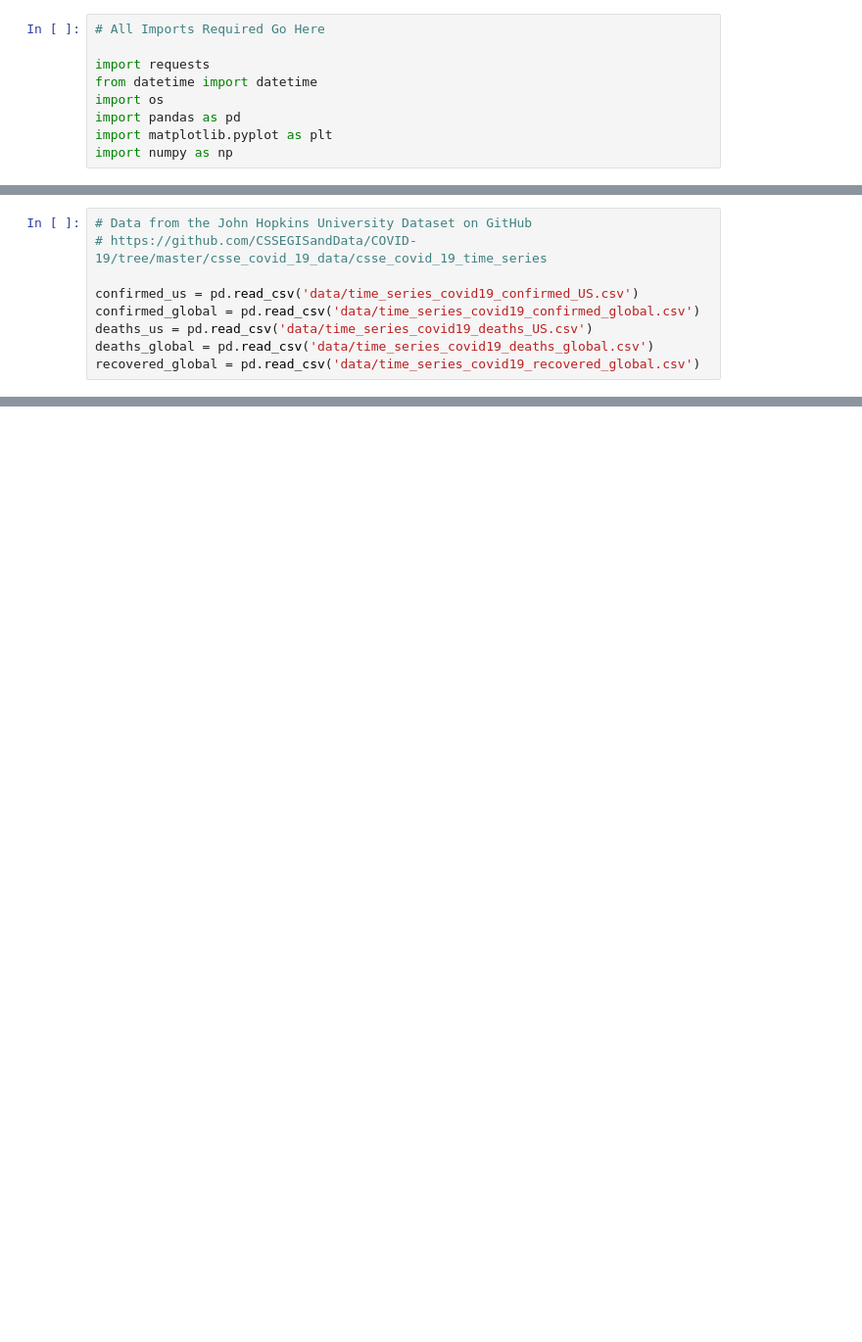
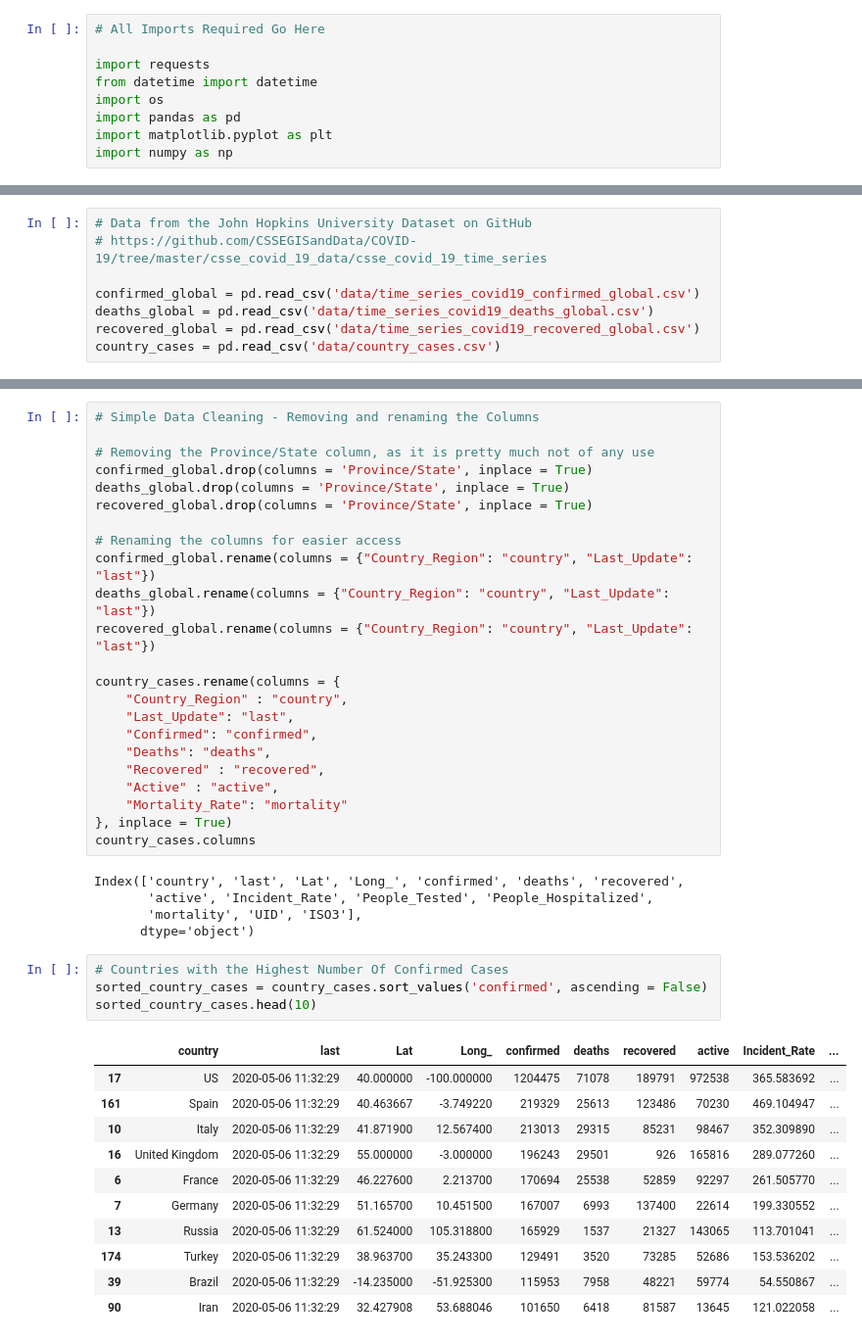
Before and after one commit to anandrajaram21/covidash, a Jupyter notebook: simple_data_exploration.ipynb, the cells around one changed output, grey strips where cells are left out. Shown at 98% size. Cells and saved outputs as stored; diff of their text form; blank space fills up the shorter version.

Commit message:
Finished some primary data analysis

```diff
--- a/simple_data_exploration.ipynb
+++ b/simple_data_exploration.ipynb
@@ -25,8 +28,7 @@ time_series_covid19_recovered_global.csv has been downloaded
 # Data from the John Hopkins University Dataset on GitHub
 # https://github.com/CSSEGISandData/COVID-19/tree/master/csse_covid_19_data/csse_covid_19_time_series
 
-confirmed_us = pd.read_csv('data/time_series_covid19_confirmed_US.csv')
 confirmed_global = pd.read_csv('data/time_series_covid19_confirmed_global.csv')
-deaths_us = pd.read_csv('data/time_series_covid19_deaths_US.csv')
 deaths_global = pd.read_csv('data/time_series_covid19_deaths_global.csv')
 recovered_global = pd.read_csv('data/time_series_covid19_recovered_global.csv')
+country_cases = pd.read_csv('data/country_cases.csv')
@@ -32,0 +78,44 @@ recovered_global = pd.read_csv('data/time_series_covid19_recovered_global.csv')
+# %%
+# Simple Data Cleaning - Removing and renaming the Columns
+
+# Removing the Province/State column, as it is pretty much not of any use
+confirmed_global.drop(columns = 'Province/State', inplace = True)
+deaths_global.drop(columns = 'Province/State', inplace = True)
+recovered_global.drop(columns = 'Province/State', inplace = True)
+
+# Renaming the columns for easier access
+confirmed_global.rename(columns = {"Country_Region": "country", "Last_Update": "last"})
+deaths_global.rename(columns = {"Country_Region": "country", "Last_Update": "last"})
+recovered_global.rename(columns = {"Country_Region": "country", "Last_Update": "last"})
+
+country_cases.rename(columns = {
+    "Country_Region" : "country",
+    "Last_Update": "last",
+    "Confirmed": "confirmed",
+    "Deaths": "deaths",
+    "Recovered" : "recovered",
+    "Active" : "active",
+    "Mortality_Rate": "mortality"
+}, inplace = True)
+country_cases.columns
+# %% [output]
+Index(['country', 'last', 'Lat', 'Long_', 'confirmed', 'deaths', 'recovered',
+       'active', 'Incident_Rate', 'People_Tested', 'People_Hospitalized',
+       'mortality', 'UID', 'ISO3'],
+      dtype='object')
+# %%
+# Countries with the Highest Number Of Confirmed Cases
+sorted_country_cases = country_cases.sort_values('confirmed', ascending = False)
+sorted_country_cases.head(10)
+# %% [output]
+|  | country | last | Lat | Long_ | confirmed | deaths | recovered | active | Incident_Rate | ... |
+| 17 | US | 2020-05-06 11:32:29 | 40.000000 | -100.000000 | 1204475 | 71078 | 189791 | 972538 | 365.583692 | ... |
+| 161 | Spain | 2020-05-06 11:32:29 | 40.463667 | -3.749220 | 219329 | 25613 | 123486 | 70230 | 469.104947 | ... |
+| 10 | Italy | 2020-05-06 11:32:29 | 41.871900 | 12.567400 | 213013 | 29315 | 85231 | 98467 | 352.309890 | ... |
+| 16 | United Kingdom | 2020-05-06 11:32:29 | 55.000000 | -3.000000 | 196243 | 29501 | 926 | 165816 | 289.077260 | ... |
+| 6 | France | 2020-05-06 11:32:29 | 46.227600 | 2.213700 | 170694 | 25538 | 52859 | 92297 | 261.505770 | ... |
+| 7 | Germany | 2020-05-06 11:32:29 | 51.165700 | 10.451500 | 167007 | 6993 | 137400 | 22614 | 199.330552 | ... |
+| 13 | Russia | 2020-05-06 11:32:29 | 61.524000 | 105.318800 | 165929 | 1537 | 21327 | 143065 | 113.701041 | ... |
+| 174 | Turkey | 2020-05-06 11:32:29 | 38.963700 | 35.243300 | 129491 | 3520 | 73285 | 52686 | 153.536202 | ... |
+| 39 | Brazil | 2020-05-06 11:32:29 | -14.235000 | -51.925300 | 115953 | 7958 | 48221 | 59774 | 54.550867 | ... |
+| 90 | Iran | 2020-05-06 11:32:29 | 32.427908 | 53.688046 | 101650 | 6418 | 81587 | 13645 | 121.022058 | ... |
```
Also changed, not shown: parts of 5 cells of this notebook, 4 other files.
